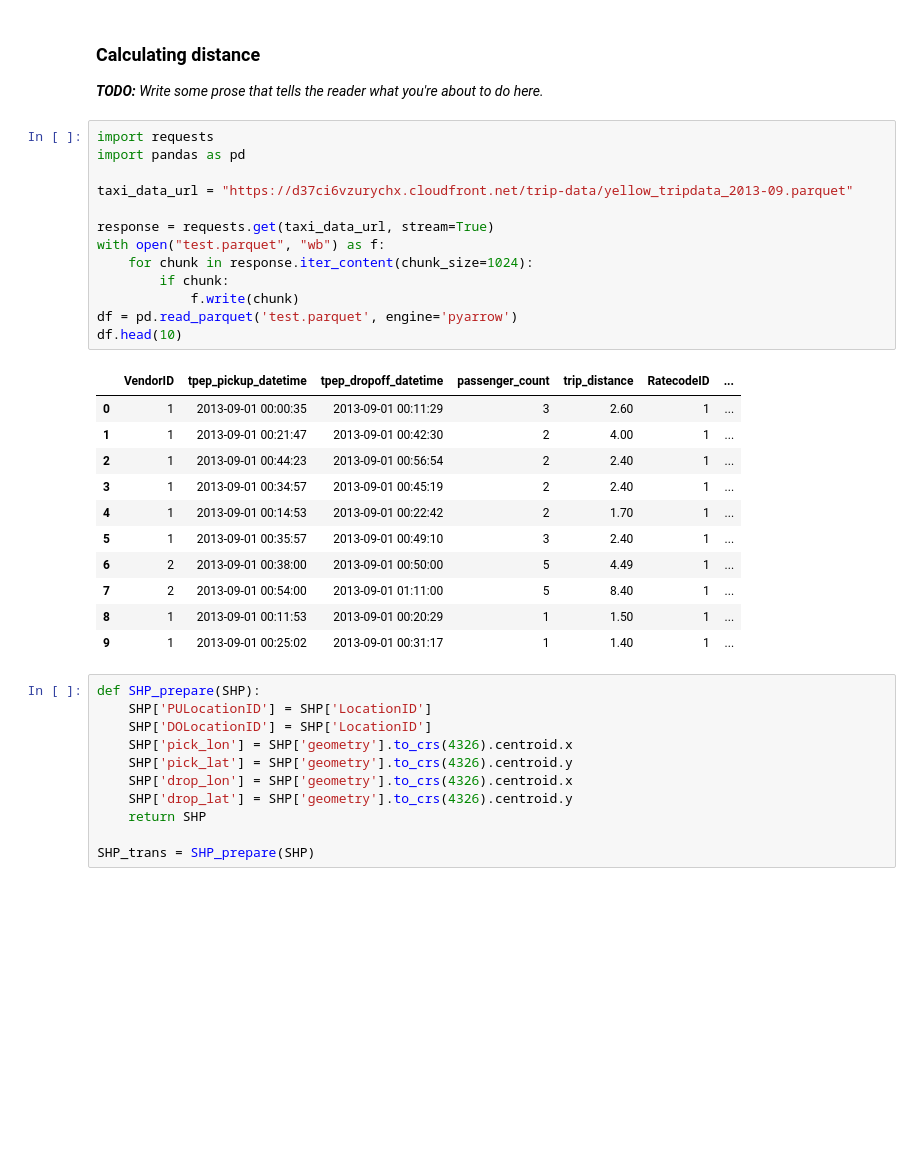
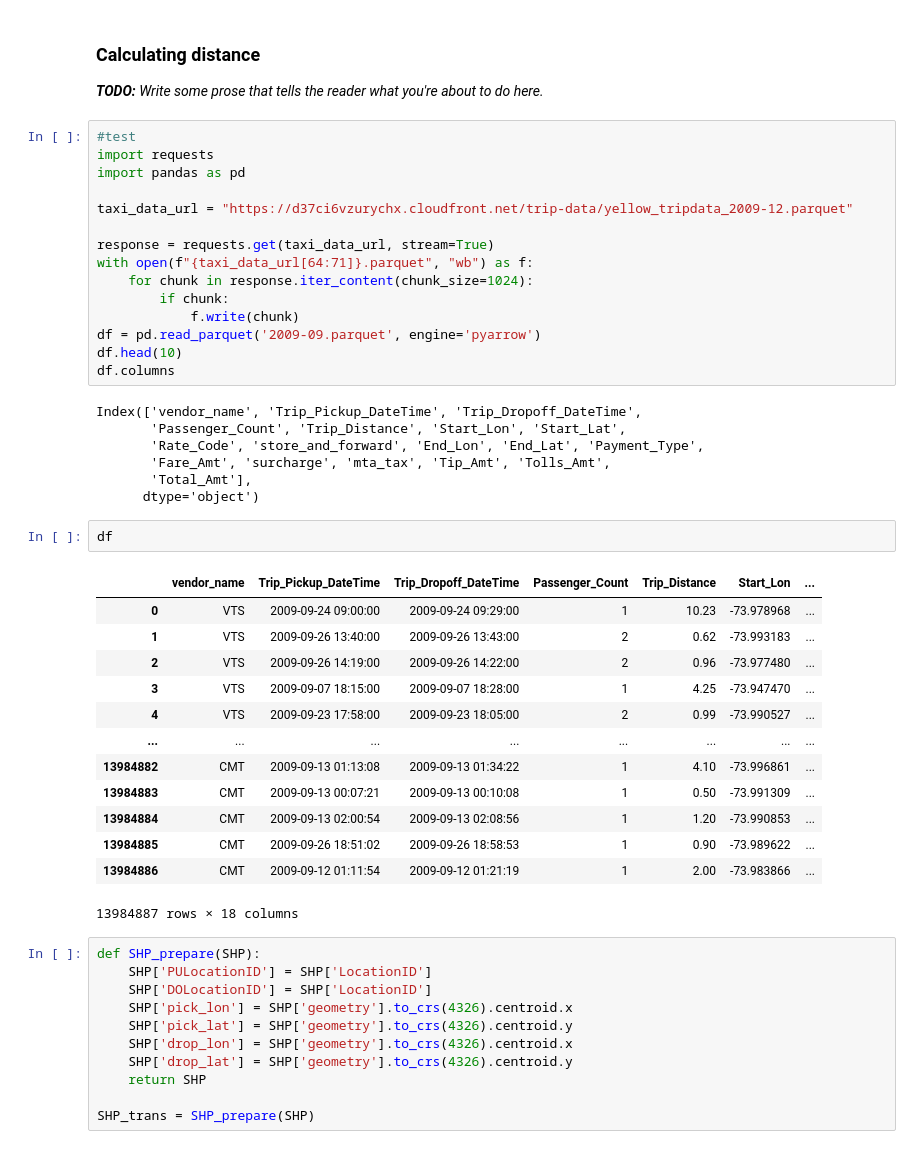
Before and after one commit to WeijianShi/4501-Project, a Jupyter notebook: Project Scaffolding.ipynb, the cells around one changed output. Saved outputs shown, nothing was run; the diff lists cells and outputs as text; blank space fills up the shorter version.

```diff
--- a/Project Scaffolding.ipynb
+++ b/Project Scaffolding.ipynb
@@ -80,30 +80,43 @@ _A checklist of requirements to keep you on track. Remove this whole cell before
 ### Calculating distance
 _**TODO:** Write some prose that tells the reader what you're about to do here._
 # %%
+#test
 import requests
 import pandas as pd
 
-taxi_data_url = "https://d37ci6vzurychx.cloudfront.net/trip-data/yellow_tripdata_2013-09.parquet"
+taxi_data_url = "https://d37ci6vzurychx.cloudfront.net/trip-data/yellow_tripdata_2009-12.parquet"
 
 response = requests.get(taxi_data_url, stream=True)
-with open("test.parquet", "wb") as f:
+with open(f"{taxi_data_url[64:71]}.parquet", "wb") as f:
     for chunk in response.iter_content(chunk_size=1024):
         if chunk:
             f.write(chunk)
-df = pd.read_parquet('test.parquet', engine='pyarrow')
+df = pd.read_parquet('2009-09.parquet', engine='pyarrow')
 df.head(10)
+df.columns
 # %% [output]
-|  | VendorID | tpep_pickup_datetime | tpep_dropoff_datetime | passenger_count | trip_distance | RatecodeID | ... |
-| 0 | 1 | 2013-09-01 00:00:35 | 2013-09-01 00:11:29 | 3 | 2.60 | 1 | ... |
-| 1 | 1 | 2013-09-01 00:21:47 | 2013-09-01 00:42:30 | 2 | 4.00 | 1 | ... |
-| 2 | 1 | 2013-09-01 00:44:23 | 2013-09-01 00:56:54 | 2 | 2.40 | 1 | ... |
-| 3 | 1 | 2013-09-01 00:34:57 | 2013-09-01 00:45:19 | 2 | 2.40 | 1 | ... |
-| 4 | 1 | 2013-09-01 00:14:53 | 2013-09-01 00:22:42 | 2 | 1.70 | 1 | ... |
-| 5 | 1 | 2013-09-01 00:35:57 | 2013-09-01 00:49:10 | 3 | 2.40 | 1 | ... |
-| 6 | 2 | 2013-09-01 00:38:00 | 2013-09-01 00:50:00 | 5 | 4.49 | 1 | ... |
-| 7 | 2 | 2013-09-01 00:54:00 | 2013-09-01 01:11:00 | 5 | 8.40 | 1 | ... |
-| 8 | 1 | 2013-09-01 00:11:53 | 2013-09-01 00:20:29 | 1 | 1.50 | 1 | ... |
-| 9 | 1 | 2013-09-01 00:25:02 | 2013-09-01 00:31:17 | 1 | 1.40 | 1 | ... |
+Index(['vendor_name', 'Trip_Pickup_DateTime', 'Trip_Dropoff_DateTime',
+       'Passenger_Count', 'Trip_Distance', 'Start_Lon', 'Start_Lat',
+       'Rate_Code', 'store_and_forward', 'End_Lon', 'End_Lat', 'Payment_Type',
+       'Fare_Amt', 'surcharge', 'mta_tax', 'Tip_Amt', 'Tolls_Amt',
+       'Total_Amt'],
+      dtype='object')
+# %%
+df
+# %% [output]
+|  | vendor_name | Trip_Pickup_DateTime | Trip_Dropoff_DateTime | Passenger_Count | Trip_Distance | Start_Lon | ... |
+| 0 | VTS | 2009-09-24 09:00:00 | 2009-09-24 09:29:00 | 1 | 10.23 | -73.978968 | ... |
+| 1 | VTS | 2009-09-26 13:40:00 | 2009-09-26 13:43:00 | 2 | 0.62 | -73.993183 | ... |
+| 2 | VTS | 2009-09-26 14:19:00 | 2009-09-26 14:22:00 | 2 | 0.96 | -73.977480 | ... |
+| 3 | VTS | 2009-09-07 18:15:00 | 2009-09-07 18:28:00 | 1 | 4.25 | -73.947470 | ... |
+| 4 | VTS | 2009-09-23 17:58:00 | 2009-09-23 18:05:00 | 2 | 0.99 | -73.990527 | ... |
+| ... | ... | ... | ... | ... | ... | ... | ... |
+| 13984882 | CMT | 2009-09-13 01:13:08 | 2009-09-13 01:34:22 | 1 | 4.10 | -73.996861 | ... |
+| 13984883 | CMT | 2009-09-13 00:07:21 | 2009-09-13 00:10:08 | 1 | 0.50 | -73.991309 | ... |
+| 13984884 | CMT | 2009-09-13 02:00:54 | 2009-09-13 02:08:56 | 1 | 1.20 | -73.990853 | ... |
+| 13984885 | CMT | 2009-09-26 18:51:02 | 2009-09-26 18:58:53 | 1 | 0.90 | -73.989622 | ... |
+| 13984886 | CMT | 2009-09-12 01:11:54 | 2009-09-12 01:21:19 | 1 | 2.00 | -73.983866 | ... |
+13984887 rows × 18 columns
 # %%
 def SHP_prepare(SHP):
     SHP['PULocationID'] = SHP['LocationID']
```
Also changed, not shown: parts of 6 cells of this notebook, 2 other files.
